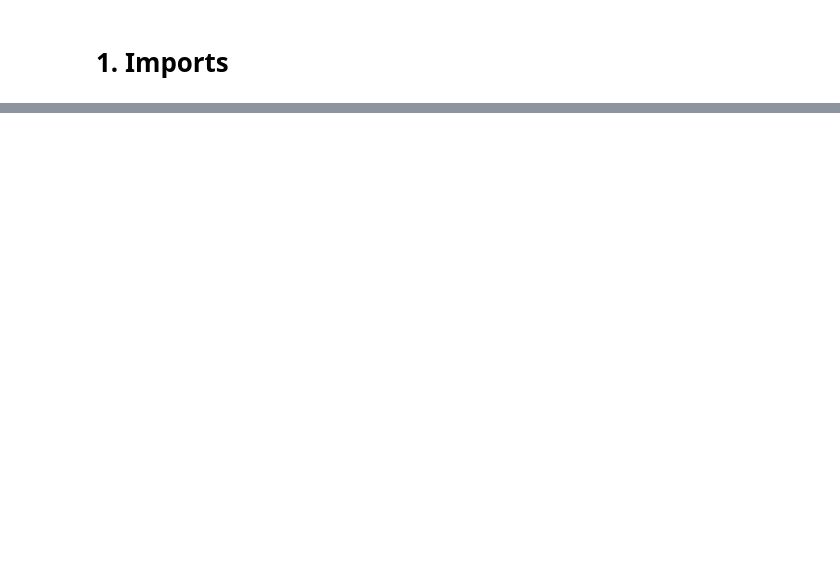
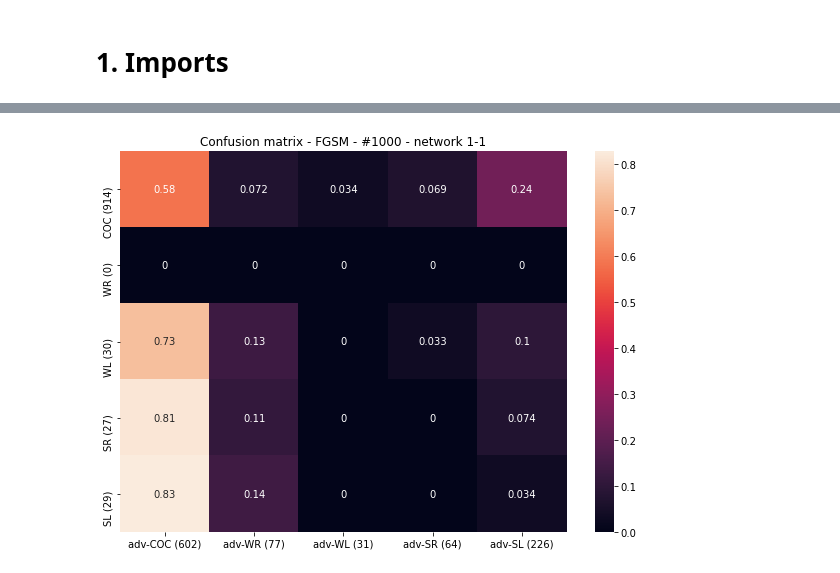
Before and after one commit to thomasghobril/adversarial-attack, a Jupyter notebook: ConfusionMatrix_PIERRE.ipynb, the cells around one changed output, grey strips where cells are left out. Cells and saved outputs as stored; diff of their text form; code cells hidden in the pictures; blank space fills up the shorter version.

Commit message:
fgsm + cw added to the attacks

```diff
--- a/ConfusionMatrix_PIERRE.ipynb
+++ b/ConfusionMatrix_PIERRE.ipynb
@@ -49,5 +28,7 @@ from random import random, randint
+# %%
+ACAS_labels = ["COC","WR","WL","SR","SL"]
 # %%
-def confusion_matrix(pred0, pred1, n_classes=5):
+def conf_matrix(pred0, pred1, n_classes=5):
     """ Creates the n_classes*n_classes confusion matrix of pred1 compared to the original pred0.
         - cmat[i,j] = nb of pts classified as i at the origin and as j after the attack """
     cmat = np.zeros((n_classes,n_classes)).astype(int)
@@ -67,16 +48,25 @@ def norm_rows(cmat):
             ncmat[k,:] = cmat[k,:]/sum_rows[k]
     return(ncmat)
 # %%
-def attack(method, classifier):
-    """TO COMPLETE WITH YOUR ATTACKS"""
+def load_attack(method, acas_model):
+    """ Choose your attack with 'method'. """
 
-    if method=="nf":
-        return NewtonFool(classifier=classifier,
-                          eta=0.95,
+    if method == "nf":
+        return(NewtonFool(classifier = acas_model,
+                          eta = 0.95,
                           max_iter = 20,
-                          verbose=True)
-    return NewtonFool(classifier=classifier,
-                      eta=0.95,
-                      max_iter = 20,
-                      verbose=True)
+                          verbose = True))
+
+    elif method == "fgsm":
+        return(FastGradientMethod(estimator = acas_model,
+                                  eps = 0.8))
+
+    elif method == "cw":
+        return(CarliniLInfMethod(classifier = acas_model,
+                                 initial_const = 1.0,
+                                 max_iter = 100,
+                                 verbose = True))
+
+    else:
+        raise Exception("'{0}' is not a valid attack.".format(method))
 # %%
@@ -140,0 +123,3 @@ WARNING:tensorflow:Calling GradientTape.gradient on a persistent tape inside its
+# %%
+build_confusion_matrix(1000, "fgsm", (1, 1), folder="ACAS_XU_tf_keras/")
+# %% [output]
@@ -140,0 +127 @@ WARNING:tensorflow:Calling GradientTape.gradient on a persistent tape inside its
+[figure, added]
```
Also changed, not shown: parts of 6 cells of this notebook.
